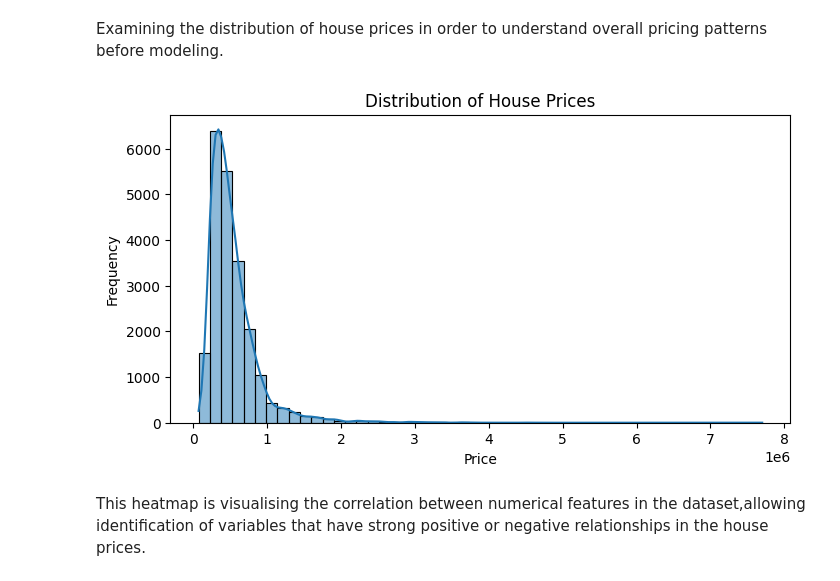
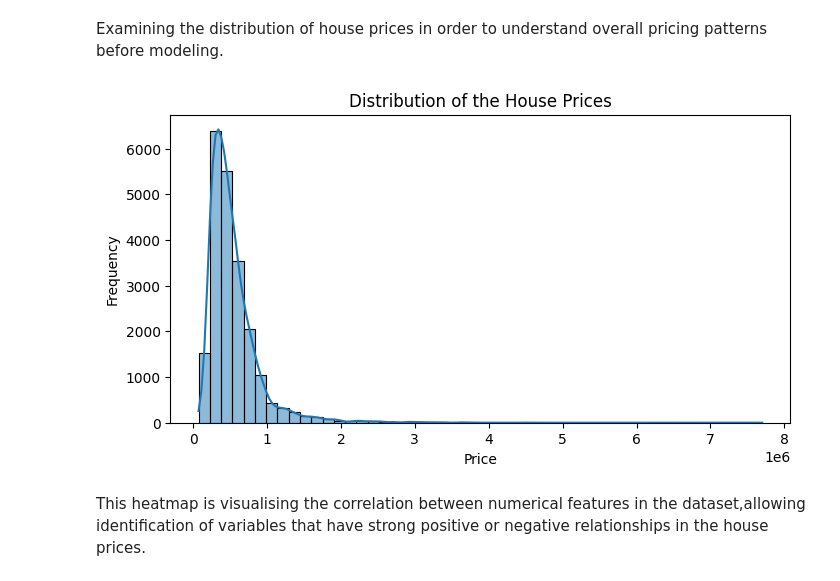
Before and after one commit to Relexan/Machine-Learning-Final-Project, a Jupyter notebook: ÇAĞDAŞ_BIYIKLIOĞLU_GH1032664_MACHINE_LEARNING_PROJECT.ipynb, the cells around one changed output. Saved outputs shown, nothing was run; the diff lists cells and outputs as text; code cells hidden in the pictures.

```diff
--- a/ÇAĞDAŞ_BIYIKLIOĞLU_GH1032664_MACHINE_LEARNING_PROJECT.ipynb
+++ b/ÇAĞDAŞ_BIYIKLIOĞLU_GH1032664_MACHINE_LEARNING_PROJECT.ipynb
@@ -202,11 +202,11 @@ Examining the distribution of house prices in order to understand overall pricin
 # %%
 plt.figure(figsize=(8,4))
 sns.histplot(dataset["price"], bins=50, kde=True)
-plt.title("Distribution of House Prices")
+plt.title("Distribution of the House Prices")
 plt.xlabel("Price"); plt.ylabel("Frequency")
 plt.show()
 # %% [output]
-[figure, old version]
+[figure, new version]
 # %% [markdown]
 This heatmap is visualising the correlation between numerical features in the dataset,allowing identification of variables that have strong positive or negative relationships in the house prices.
 # %%
```
Also changed, not shown: parts of 13 cells of this notebook, 1 other file.
